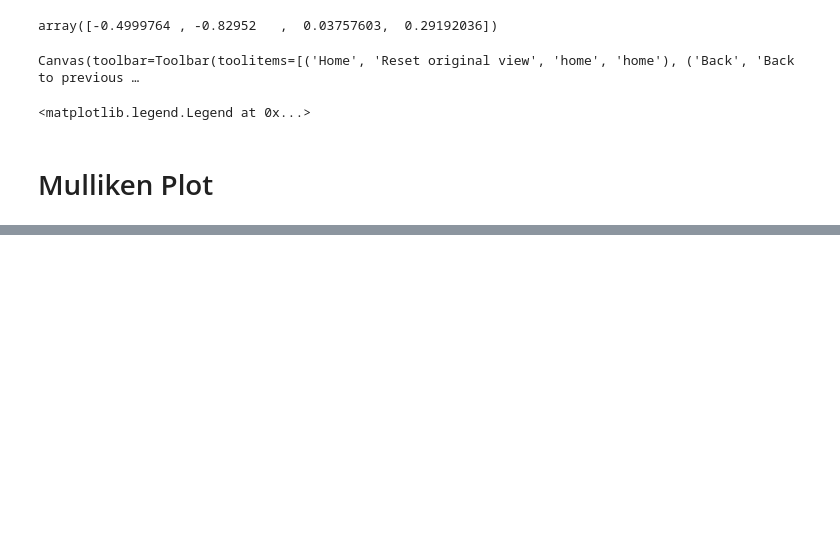
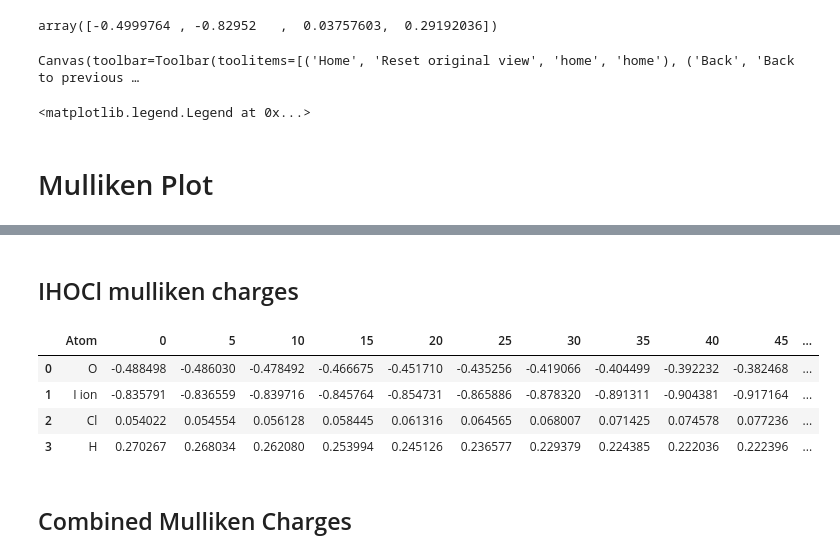
Before and after one commit to cgavinh/mccoy_hocl, a Jupyter notebook: Untitled.ipynb, the cells around one changed output, grey strips where cells are left out. Saved outputs shown, nothing was run; the diff lists cells and outputs as text; code cells hidden in the pictures; blank space fills up the shorter version.

```diff
--- a/Untitled.ipynb
+++ b/Untitled.ipynb
@@ -248,0 +366,6 @@ No handles with labels found to put in legend.
+# %%
+ihocl_mull_data = [['O'], ['I ion'], ['Cl'], ['H']]
+for i in range(len(ihocl_mull_data)):
+    for d in ihocl.mullikens[:,i]:
+        ihocl_mull_data[i].append(d)
+    ihocl_mull_data[i].append(ihocl.mullikens[:,i][-1]-ihocl.mullikens[:,i][0])
@@ -248,0 +396,12 @@ No handles with labels found to put in legend.
+# %% [markdown]
+## IHOCl mulliken charges
+# %%
+ihocl_mull_df
+# %% [output]
+|  | Atom | 0 | 5 | 10 | 15 | 20 | 25 | 30 | 35 | 40 | 45 | ... |
+| 0 | O | -0.488498 | -0.486030 | -0.478492 | -0.466675 | -0.451710 | -0.435256 | -0.419066 | -0.404499 | -0.392232 | -0.382468 | ... |
+| 1 | I ion | -0.835791 | -0.836559 | -0.839716 | -0.845764 | -0.854731 | -0.865886 | -0.878320 | -0.891311 | -0.904381 | -0.917164 | ... |
+| 2 | Cl | 0.054022 | 0.054554 | 0.056128 | 0.058445 | 0.061316 | 0.064565 | 0.068007 | 0.071425 | 0.074578 | 0.077236 | ... |
+| 3 | H | 0.270267 | 0.268034 | 0.262080 | 0.253994 | 0.245126 | 0.236577 | 0.229379 | 0.224385 | 0.222036 | 0.222396 | ... |
+# %% [markdown]
+## Combined Mulliken Charges
```
Also changed, not shown: parts of 16 cells of this notebook, 3 other files.
